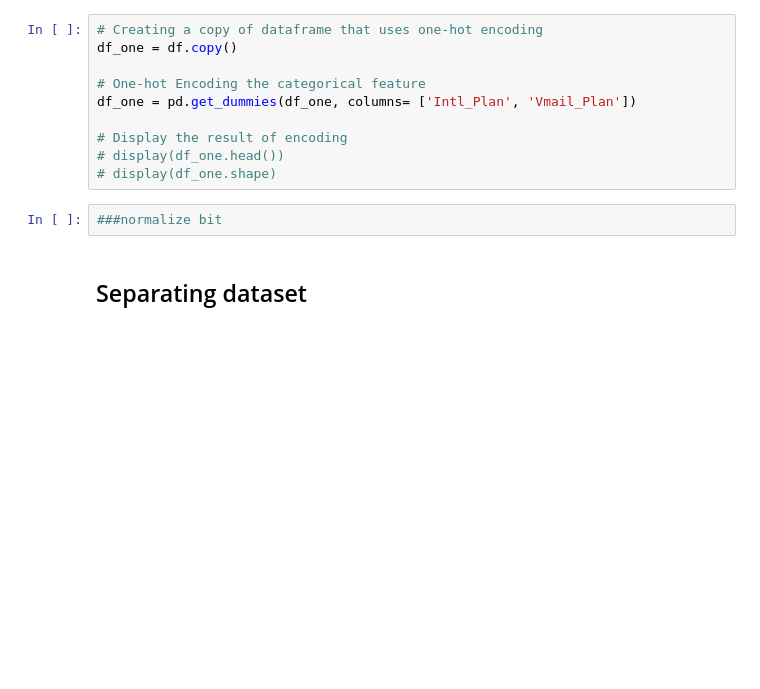
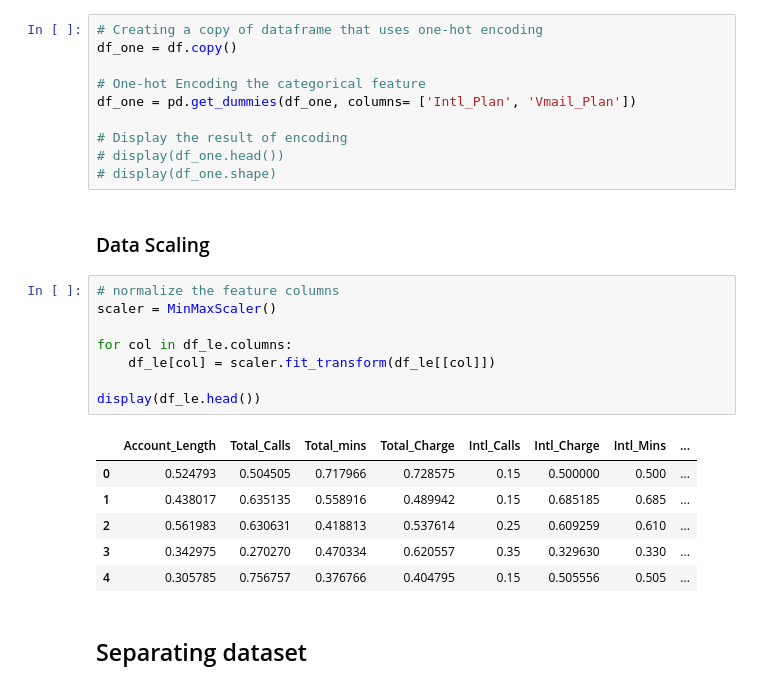
Before and after one commit to zintesar/Customer_Churn_Prediction_Decision_Tree, a Jupyter notebook: Churn_Decision_Tree.ipynb, the cells around one changed output. Cells and saved outputs as stored; diff of their text form; blank space fills up the shorter version.

```diff
--- a/Churn_Decision_Tree.ipynb
+++ b/Churn_Decision_Tree.ipynb
@@ -243,8 +242,23 @@ df_one = pd.get_dummies(df_one, columns= ['Intl_Plan', 'Vmail_Plan'])
 # Display the result of encoding
 # display(df_one.head())
 # display(df_one.shape)
-# %%
-###normalize bit
+# %% [markdown]
+### Data Scaling
+# %%
+# normalize the feature columns
+scaler = MinMaxScaler()
+
+for col in df_le.columns:
+    df_le[col] = scaler.fit_transform(df_le[[col]])
+
+display(df_le.head())
+# %% [output]
+|  | Account_Length | Total_Calls | Total_mins | Total_Charge | Intl_Calls | Intl_Charge | Intl_Mins | ... |
+| 0 | 0.524793 | 0.504505 | 0.717966 | 0.728575 | 0.15 | 0.500000 | 0.500 | ... |
+| 1 | 0.438017 | 0.635135 | 0.558916 | 0.489942 | 0.15 | 0.685185 | 0.685 | ... |
+| 2 | 0.561983 | 0.630631 | 0.418813 | 0.537614 | 0.25 | 0.609259 | 0.610 | ... |
+| 3 | 0.342975 | 0.270270 | 0.470334 | 0.620557 | 0.35 | 0.329630 | 0.330 | ... |
+| 4 | 0.305785 | 0.756757 | 0.376766 | 0.404795 | 0.15 | 0.505556 | 0.505 | ... |
 # %% [markdown]
 ## Separating dataset
 # %% [markdown]
```
Also changed, not shown: parts of 6 cells of this notebook, 1 other file.
